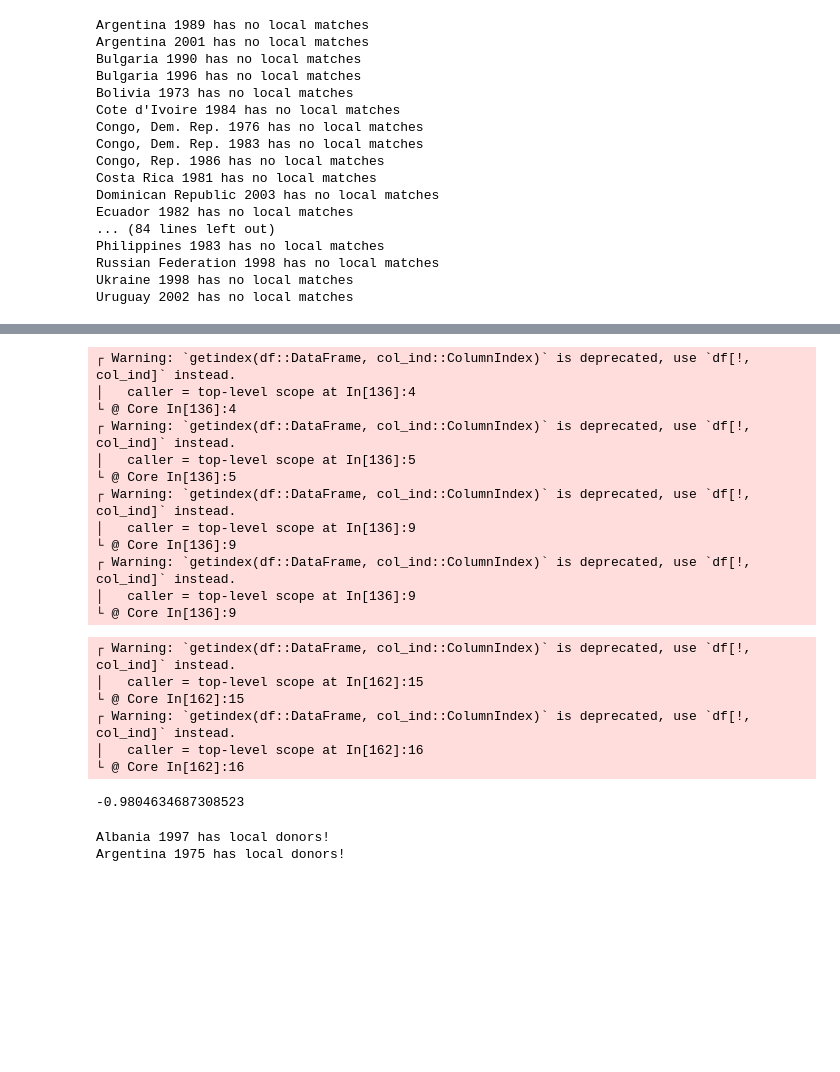
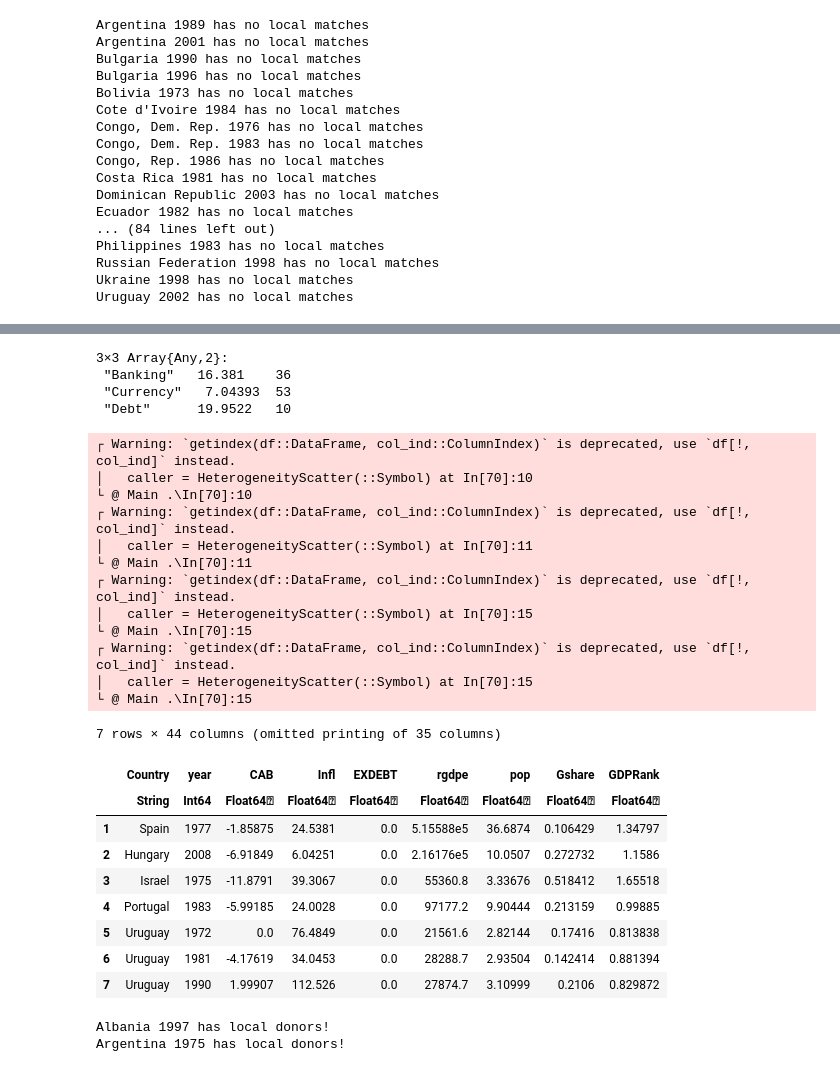
Before and after one commit to kevinkuruc/IMFCrises, a Jupyter notebook: Code/JuliaFiles/TestingMaster.ipynb, the cells around one changed output, grey strips where cells are left out. Drawn from its saved outputs; the diff is of its cells as text; code cells hidden in the pictures; blank space fills up the shorter version.

```diff
--- a/Code/JuliaFiles/TestingMaster.ipynb
+++ b/Code/JuliaFiles/TestingMaster.ipynb
@@ -557,7 +545,20 @@ Another One!
+# %%
+OutCrisis = ByCrisisType()
+# %% [output]
+3×3 Array{Any,2}:
+ "Banking"   16.381    36
+ "Currency"   7.04393  53
+ "Debt"      19.9522   10
 # %%
-using StatsPlots
-	s = :conditions
+function HeterogeneityScatter(s::Symbol)
+	if s != :year
 	Temp = dropmissing(TreatedMatched[:, [:Country, :year, s, :CumulativeEffect]])
+	else
+	Temp = dropmissing(TreatedMatched[:, [:Country, s, :CumulativeEffect]])
+	end
+	if s == :AmountAgreedPercentGDP
+		Temp = Temp[Temp[:,:AmountAgreedPercentGDP].<30, :]
+	end
 	x 	= convert(Array, Temp[s])
 	y 	= convert(Array, Temp[:CumulativeEffect])
 	(b,v) = Regress(y,x)
@@ -565,47 +566,35 @@ using StatsPlots
 	ss = string(s)
 	scatter(Temp[s], Temp[:CumulativeEffect], label="", ylabel="Estimated Cumulative Effect", xlabel="Conditionality Index", markersize=[1], marker=:x)
 	plot!(x, yhat, label="", linecolor=:black, linewidth=[2])
-	#savefig(joinpath(output_directory, "Heterogeneity_$ss.pdf"))
+	savefig(joinpath(output_directory, "Heterogeneity_$ss.pdf"))
+end
+HeterogeneityScatter(:conditions)
 # %% [output]
 ┌ Warning: `getindex(df::DataFrame, col_ind::ColumnIndex)` is deprecated, use `df[!, col_ind]` instead.
-│   caller = top-level scope at In[136]:4
-└ @ Core In[136]:4
+│   caller = HeterogeneityScatter(::Symbol) at In[70]:10
+└ @ Main .\In[70]:10
 ┌ Warning: `getindex(df::DataFrame, col_ind::ColumnIndex)` is deprecated, use `df[!, col_ind]` instead.
-│   caller = top-level scope at In[136]:5
-└ @ Core In[136]:5
+│   caller = HeterogeneityScatter(::Symbol) at In[70]:11
+└ @ Main .\In[70]:11
 ┌ Warning: `getindex(df::DataFrame, col_ind::ColumnIndex)` is deprecated, use `df[!, col_ind]` instead.
-│   caller = top-level scope at In[136]:9
-└ @ Core In[136]:9
+│   caller = HeterogeneityScatter(::Symbol) at In[70]:15
+└ @ Main .\In[70]:15
 ┌ Warning: `getindex(df::DataFrame, col_ind::ColumnIndex)` is deprecated, use `df[!, col_ind]` instead.
-│   caller = top-level scope at In[136]:9
-└ @ Core In[136]:9
+│   caller = HeterogeneityScatter(::Symbol) at In[70]:15
+└ @ Main .\In[70]:15
-# %%
-function HeterogeneityScatter(s::Symbol)
-	Temp = dropmissing(TreatedMatched[:, [:Country, :year, s, :CumulativeEffect]])
-	x 	= convert(Array, Temp[s])
-	y 	= convert(Array, Temp[:CumulativeEffect])
-	(b,v) = Regress(y,x)
-	yhat = b[1]ones(size(x)[1]) + b[2]*x
-	ss = string(s)
-	scatter(Temp[s], Temp[:CumulativeEffect], label="", ylabel="Estimated Cumulative Effect", xlabel="Conditionality Index", markersize=[1], marker=:x)
-	plot!(x, yhat, label="", linecolor=:black, linewidth=[2])
-	savefig(joinpath(output_directory, "Heterogeneity_$ss.pdf"))
-end
-#HeterogeneityScatter(:WGI)
-s = :WGI
-	Temp = dropmissing(TreatedMatched[:, [:Country, :year, s, :CumulativeEffect]])
-	x 	= convert(Array, Temp[s])
-	y 	= convert(Array, Temp[:CumulativeEffect])
-	(b,v) = Regress(y,x)
-b[2]/sqrt(v[2,2])
-# %% [output]
-┌ Warning: `getindex(df::DataFrame, col_ind::ColumnIndex)` is deprecated, use `df[!, col_ind]` instead.
-│   caller = top-level scope at In[162]:15
-└ @ Core In[162]:15
-┌ Warning: `getindex(df::DataFrame, col_ind::ColumnIndex)` is deprecated, use `df[!, col_ind]` instead.
-│   caller = top-level scope at In[162]:16
-└ @ Core In[162]:16
--0.9804634687308523
+# %%
+TreatedMatched[TreatedMatched[:, :Region].=="Rich", :]
+# %% [output]
+7 rows × 44 columns (omitted printing of 35 columns)
+|  | Country | year | CAB | Infl | EXDEBT | rgdpe | pop | Gshare | GDPRank |
+|  | String | Int64 | Float64⍰ | Float64⍰ | Float64⍰ | Float64⍰ | Float64⍰ | Float64⍰ | Float64⍰ |
+| 1 | Spain | 1977 | -1.85875 | 24.5381 | 0.0 | 5.15588e5 | 36.6874 | 0.106429 | 1.34797 |
+| 2 | Hungary | 2008 | -6.91849 | 6.04251 | 0.0 | 2.16176e5 | 10.0507 | 0.272732 | 1.1586 |
+| 3 | Israel | 1975 | -11.8791 | 39.3067 | 0.0 | 55360.8 | 3.33676 | 0.518412 | 1.65518 |
+| 4 | Portugal | 1983 | -5.99185 | 24.0028 | 0.0 | 97177.2 | 9.90444 | 0.213159 | 0.99885 |
+| 5 | Uruguay | 1972 | 0.0 | 76.4849 | 0.0 | 21561.6 | 2.82144 | 0.17416 | 0.813838 |
+| 6 | Uruguay | 1981 | -4.17619 | 34.0453 | 0.0 | 28288.7 | 2.93504 | 0.142414 | 0.881394 |
+| 7 | Uruguay | 1990 | 1.99907 | 112.526 | 0.0 | 27874.7 | 3.10999 | 0.2106 | 0.829872 |
 # %%
 include("GenSynthetics_NLopt.jl")
 W 		= ones(10,1)  #diaganol of weighting matrix (equal weights in baseline)
```
Also changed, not shown: parts of 4 cells of this notebook, 28 other files.
